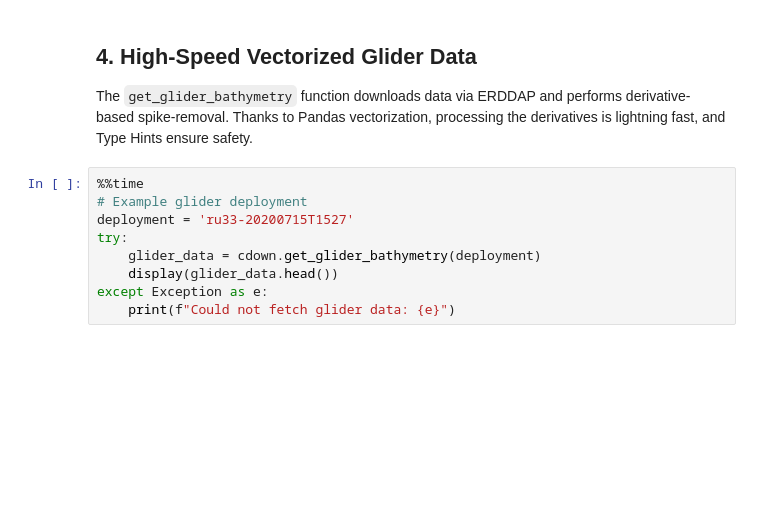
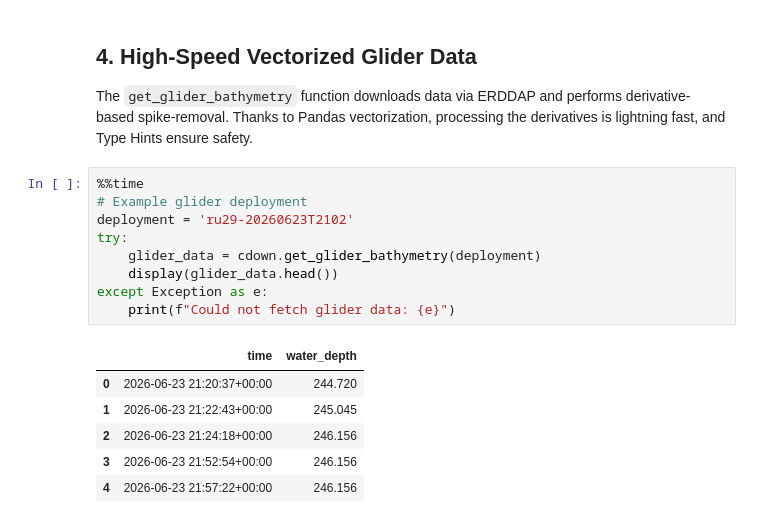
Before and after one commit to rucool/cool_maps, a Jupyter notebook: notebooks/features_demo.ipynb, the cells around one changed output. Drawn from its saved outputs; the diff is of its cells as text; blank space fills up the shorter version.

```diff
--- a/notebooks/features_demo.ipynb
+++ b/notebooks/features_demo.ipynb
@@ -107,10 +108,16 @@ The `get_glider_bathymetry` function downloads data via ERDDAP and performs deri
 # %%
 %%time
 # Example glider deployment
-deployment = 'ru33-20200715T1527'
+deployment = 'ru29-20260623T2102'
 try:
     glider_data = cdown.get_glider_bathymetry(deployment)
     display(glider_data.head())
 except Exception as e:
     print(f"Could not fetch glider data: {e}")
 # %% [output]
+|  | time | water_depth |
+| 0 | 2026-06-23 21:20:37+00:00 | 244.720 |
+| 1 | 2026-06-23 21:22:43+00:00 | 245.045 |
+| 2 | 2026-06-23 21:24:18+00:00 | 246.156 |
+| 3 | 2026-06-23 21:52:54+00:00 | 246.156 |
+| 4 | 2026-06-23 21:57:22+00:00 | 246.156 |
```
Also changed, not shown: parts of 2 cells of this notebook, 9 other files.
